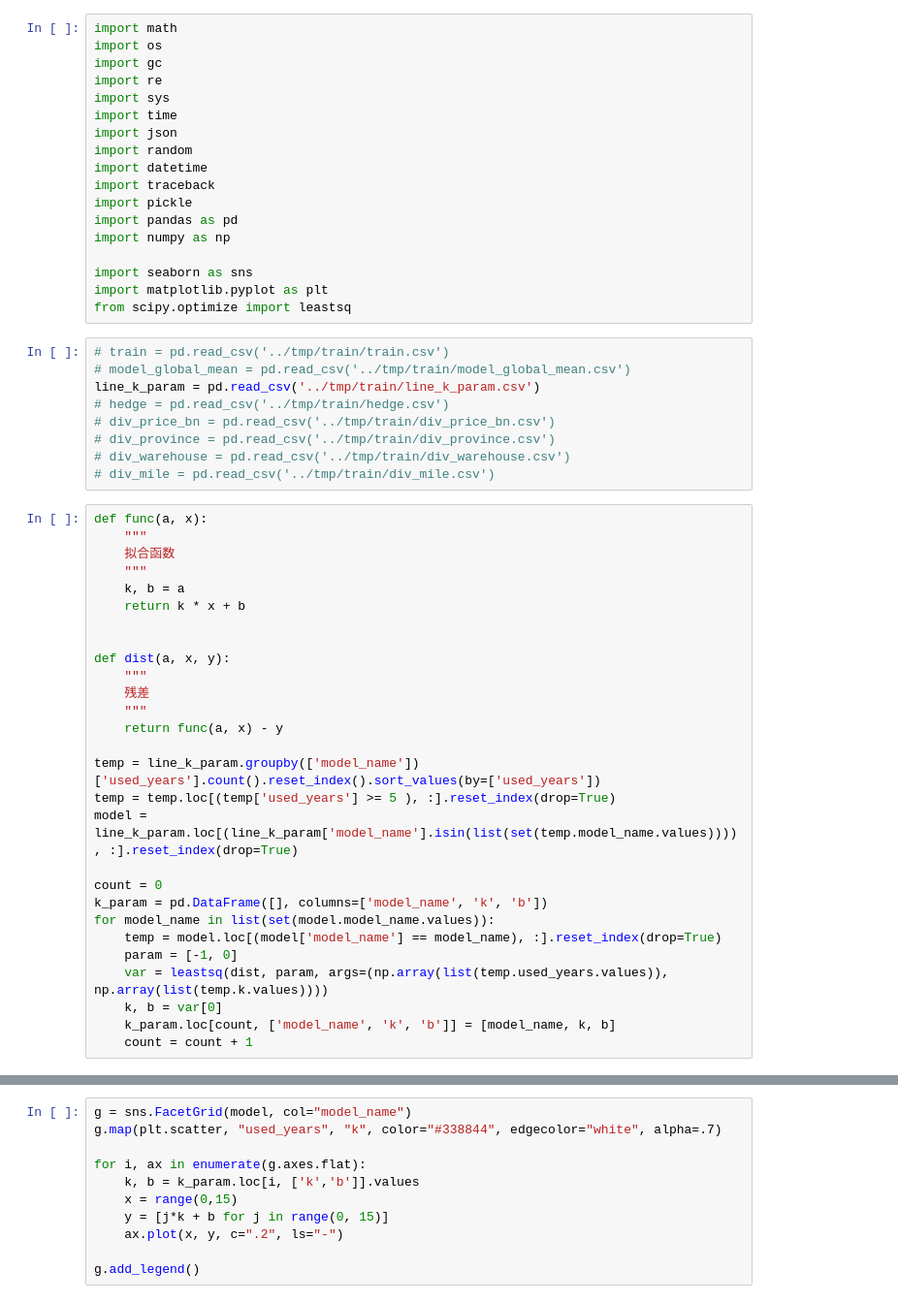
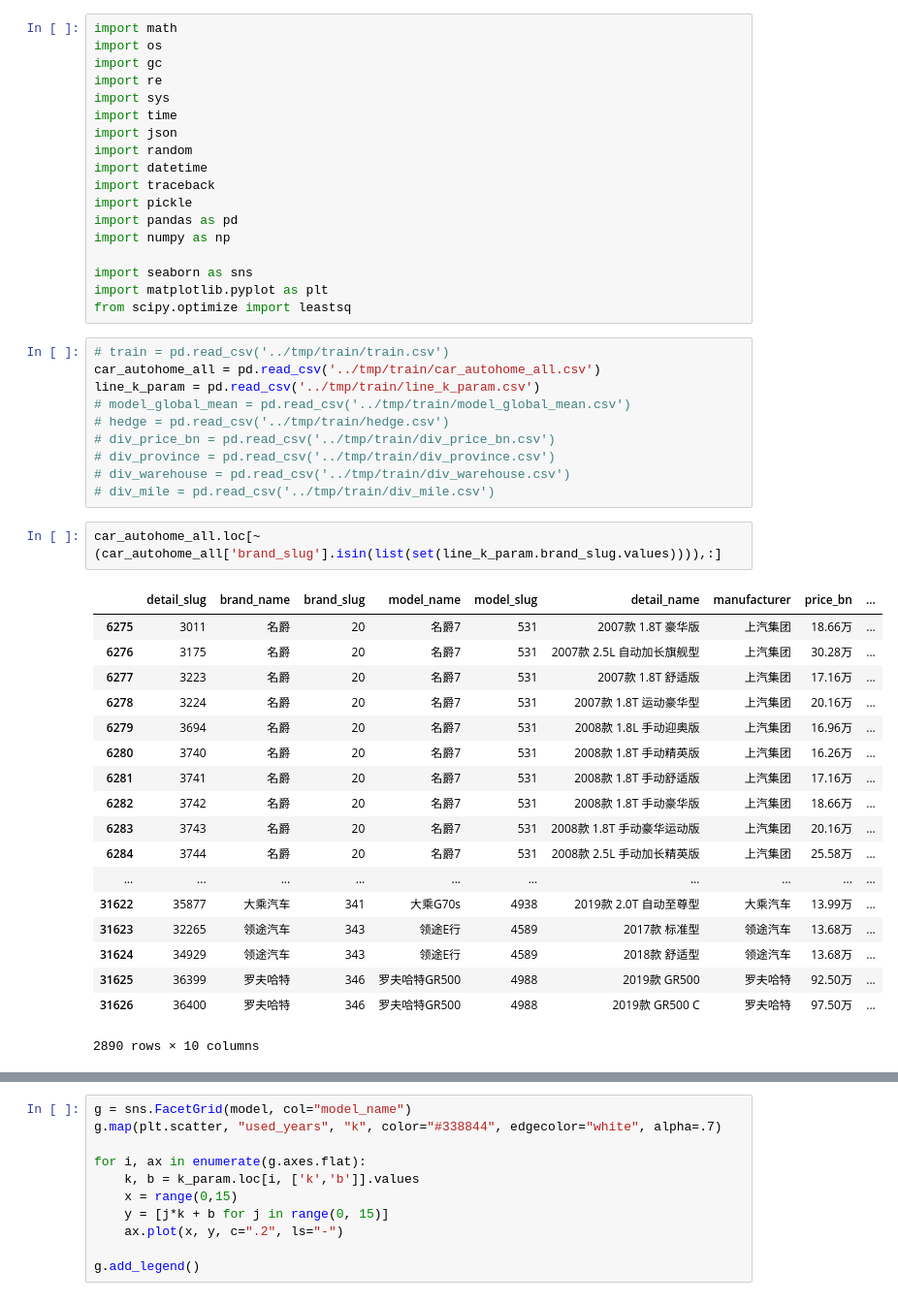
Before and after one commit to dj-lei/evaluation-predict, a Jupyter notebook: explore/analyze_display.ipynb, the cells around one changed output, grey strips where cells are left out. Shown at 97% size. Saved outputs shown, nothing was run; the diff lists cells and outputs as text.

Commit message:
mod data_analyze

```diff
--- a/explore/analyze_display.ipynb
+++ b/explore/analyze_display.ipynb
@@ -18,39 +18,33 @@ import matplotlib.pyplot as plt
 from scipy.optimize import leastsq
 # %%
 # train = pd.read_csv('../tmp/train/train.csv')
+car_autohome_all = pd.read_csv('../tmp/train/car_autohome_all.csv')
+line_k_param = pd.read_csv('../tmp/train/line_k_param.csv')
 # model_global_mean = pd.read_csv('../tmp/train/model_global_mean.csv')
-line_k_param = pd.read_csv('../tmp/train/line_k_param.csv')
 # hedge = pd.read_csv('../tmp/train/hedge.csv')
 # div_price_bn = pd.read_csv('../tmp/train/div_price_bn.csv')
 # div_province = pd.read_csv('../tmp/train/div_province.csv')
 # div_warehouse = pd.read_csv('../tmp/train/div_warehouse.csv')
 # div_mile = pd.read_csv('../tmp/train/div_mile.csv')
-# %%
-def func(a, x):
-    """
-    拟合函数
-    """
-    k, b = a
-    return k * x + b
-
-
-def dist(a, x, y):
-    """
-    残差
-    """
-    return func(a, x) - y
-
-temp = line_k_param.groupby(['model_name'])['used_years'].count().reset_index().sort_values(by=['used_years'])
-temp = temp.loc[(temp['used_years'] >= 5 ), :].reset_index(drop=True)
-model = line_k_param.loc[(line_k_param['model_name'].isin(list(set(temp.model_name.values)))), :].reset_index(drop=True)
-
-count = 0
-k_param = pd.DataFrame([], columns=['model_name', 'k', 'b'])
-for model_name in list(set(model.model_name.values)):
-    temp = model.loc[(model['model_name'] == model_name), :].reset_index(drop=True)
-    param = [-1, 0]
-    var = leastsq(dist, param, args=(np.array(list(temp.used_years.values)), np.array(list(temp.k.values))))
-    k, b = var[0]
-    k_param.loc[count, ['model_name', 'k', 'b']] = [model_name, k, b]
-    count = count + 1
+# %%
+car_autohome_all.loc[~(car_autohome_all['brand_slug'].isin(list(set(line_k_param.brand_slug.values)))),:]
+# %% [output]
+|  | detail_slug | brand_name | brand_slug | model_name | model_slug | detail_name | manufacturer | price_bn | ... |
+| 6275 | 3011 | 名爵 | 20 | 名爵7 | 531 | 2007款 1.8T 豪华版 | 上汽集团 | 18.66万 | ... |
+| 6276 | 3175 | 名爵 | 20 | 名爵7 | 531 | 2007款 2.5L 自动加长旗舰型 | 上汽集团 | 30.28万 | ... |
+| 6277 | 3223 | 名爵 | 20 | 名爵7 | 531 | 2007款 1.8T 舒适版 | 上汽集团 | 17.16万 | ... |
+| 6278 | 3224 | 名爵 | 20 | 名爵7 | 531 | 2007款 1.8T 运动豪华型 | 上汽集团 | 20.16万 | ... |
+| 6279 | 3694 | 名爵 | 20 | 名爵7 | 531 | 2008款 1.8L 手动迎奥版 | 上汽集团 | 16.96万 | ... |
+| 6280 | 3740 | 名爵 | 20 | 名爵7 | 531 | 2008款 1.8T 手动精英版 | 上汽集团 | 16.26万 | ... |
+| 6281 | 3741 | 名爵 | 20 | 名爵7 | 531 | 2008款 1.8T 手动舒适版 | 上汽集团 | 17.16万 | ... |
+| 6282 | 3742 | 名爵 | 20 | 名爵7 | 531 | 2008款 1.8T 手动豪华版 | 上汽集团 | 18.66万 | ... |
+| 6283 | 3743 | 名爵 | 20 | 名爵7 | 531 | 2008款 1.8T 手动豪华运动版 | 上汽集团 | 20.16万 | ... |
+| 6284 | 3744 | 名爵 | 20 | 名爵7 | 531 | 2008款 2.5L 手动加长精英版 | 上汽集团 | 25.58万 | ... |
+| ... | ... | ... | ... | ... | ... | ... | ... | ... | ... |
+| 31622 | 35877 | 大乘汽车 | 341 | 大乘G70s | 4938 | 2019款 2.0T 自动至尊型 | 大乘汽车 | 13.99万 | ... |
+| 31623 | 32265 | 领途汽车 | 343 | 领途E行 | 4589 | 2017款 标准型 | 领途汽车 | 13.68万 | ... |
+| 31624 | 34929 | 领途汽车 | 343 | 领途E行 | 4589 | 2018款 舒适型 | 领途汽车 | 13.68万 | ... |
+| 31625 | 36399 | 罗夫哈特 | 346 | 罗夫哈特GR500 | 4988 | 2019款 GR500 | 罗夫哈特 | 92.50万 | ... |
+| 31626 | 36400 | 罗夫哈特 | 346 | 罗夫哈特GR500 | 4988 | 2019款 GR500 C | 罗夫哈特 | 97.50万 | ... |
+2890 rows × 10 columns
 # %%
```
Also changed, not shown: parts of 1 cell of this notebook, 1 other file.
